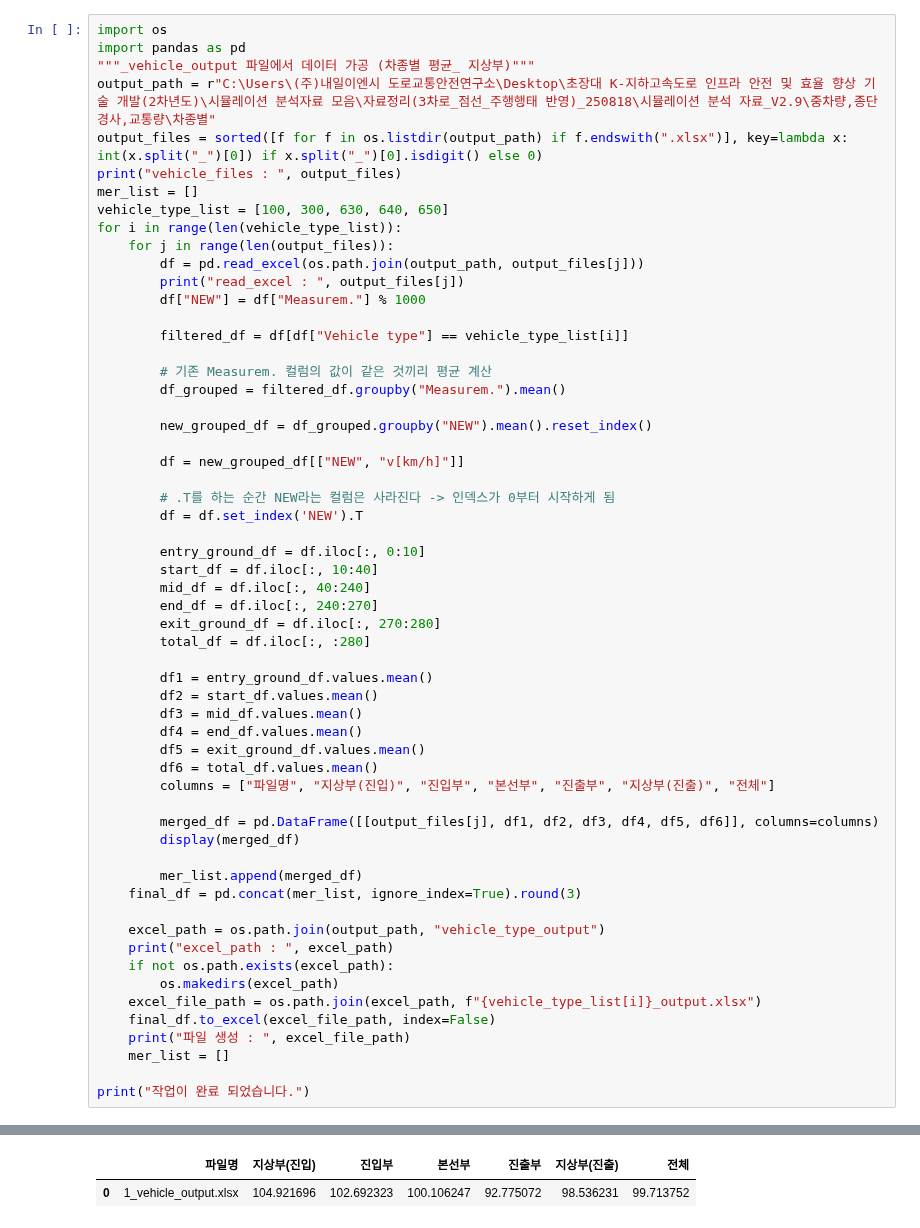
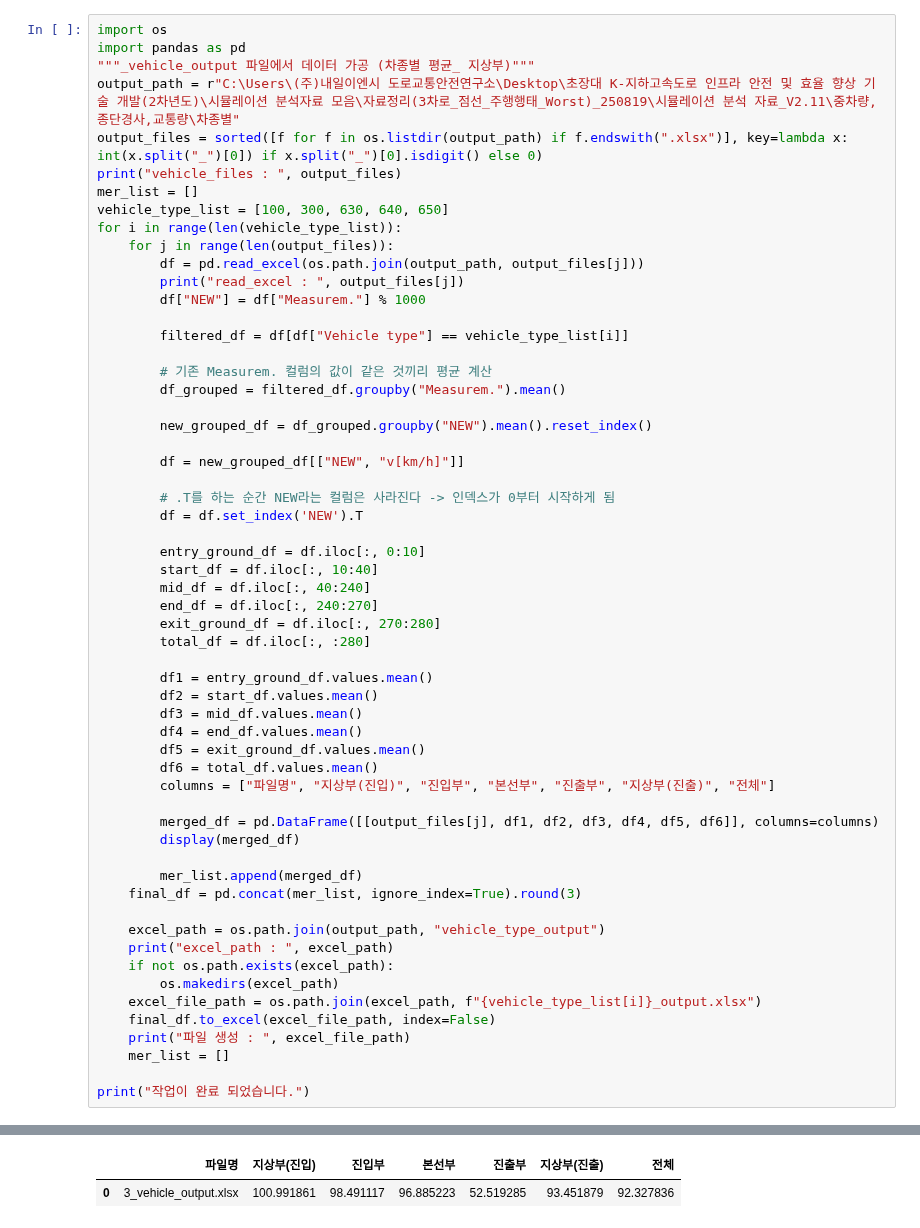
Before and after one commit to hminj98/VISSIM_macro, a Jupyter notebook: network_version2/3.1_ground/vehicle_type_ground.ipynb, the cells around one changed output, grey strips where cells are left out. Drawn from its saved outputs; the diff is of its cells as text.

```diff
--- a/network_version2/3.1_ground/vehicle_type_ground.ipynb
+++ b/network_version2/3.1_ground/vehicle_type_ground.ipynb
@@ -2,7 +2,7 @@
 import os
 import pandas as pd
 """_vehicle_output 파일에서 데이터 가공 (차종별 평균_ 지상부)"""
-output_path = r"C:\Users\(주)내일이엔시 도로교통안전연구소\Desktop\초장대 K-지하고속도로 인프라 안전 및 효율 향상 기술 개발(2차년도)\시뮬레이션 분석자료 모음\자료정리(3차로_점선_주행행태 반영)_250818\시뮬레이션 분석 자료_V2.9\중차량,종단경사,교통량\차종별"
+output_path = r"C:\Users\(주)내일이엔시 도로교통안전연구소\Desktop\초장대 K-지하고속도로 인프라 안전 및 효율 향상 기술 개발(2차년도)\시뮬레이션 분석자료 모음\자료정리(3차로_점선_주행행태_Worst)_250819\시뮬레이션 분석 자료_V2.11\중차량,종단경사,교통량\차종별"
 output_files = sorted([f for f in os.listdir(output_path) if f.endswith(".xlsx")], key=lambda x: int(x.split("_")[0]) if x.split("_")[0].isdigit() else 0)
 print("vehicle_files : ", output_files)
 mer_list = []
@@ -70,2 +68,2 @@ read_excel :  1_vehicle_output.xlsx
 |  | 파일명 | 지상부(진입) | 진입부 | 본선부 | 진출부 | 지상부(진출) | 전체 |
-| 0 | 1_vehicle_output.xlsx | 104.921696 | 102.692323 | 100.106247 | 92.775072 | 98.536231 | 99.713752 |
+| 0 | 3_vehicle_output.xlsx | 100.991861 | 98.491117 | 96.885223 | 52.519285 | 93.451879 | 92.327836 |
```
Also changed, not shown: parts of 1 cell of this notebook, 6 other files.
